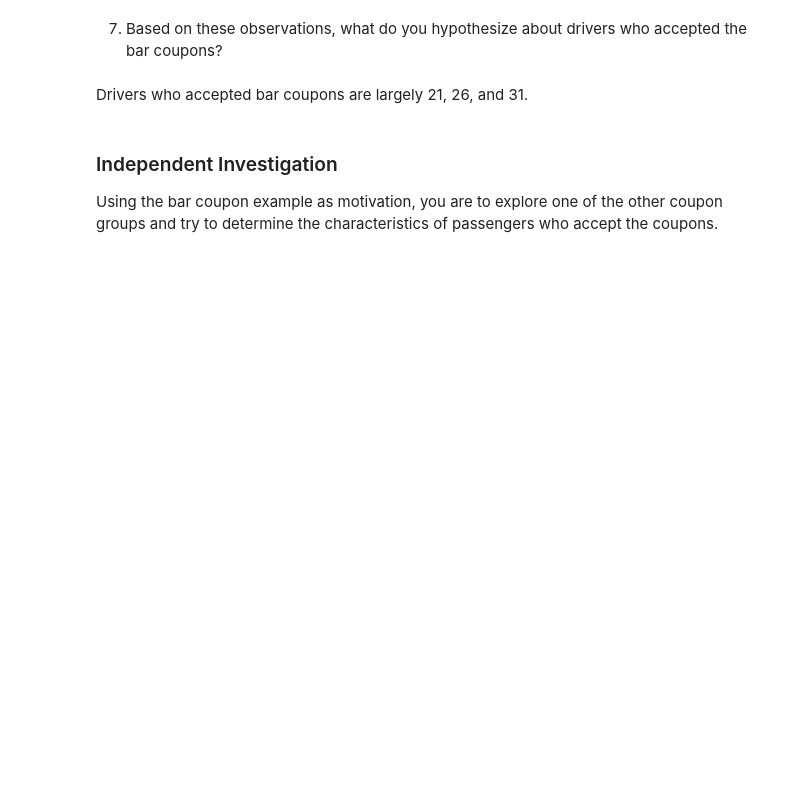
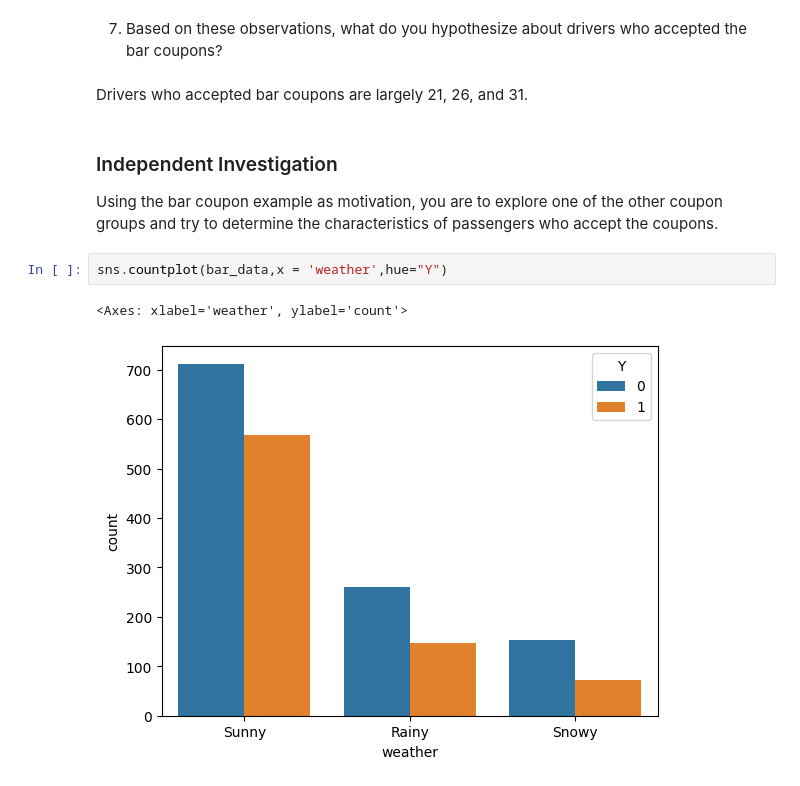
Before and after one commit to rosaisatbase/Berkeley, a Jupyter notebook: prompt.ipynb, the cells around one changed output. Saved outputs shown, nothing was run; the diff lists cells and outputs as text; blank space fills up the shorter version.

```diff
--- a/prompt.ipynb
+++ b/prompt.ipynb
@@ -334,3 +370,8 @@ Drivers who accepted bar coupons are largely 21, 26, and 31.
 ### Independent Investigation
 
 Using the bar coupon example as motivation, you are to explore one of the other coupon groups and try to determine the characteristics of passengers who accept the coupons.
+# %%
+sns.countplot(bar_data,x = 'weather',hue="Y")
+# %% [output]
+<Axes: xlabel='weather', ylabel='count'>
+[figure, added]
```
Also changed, not shown: parts of 9 cells of this notebook.
